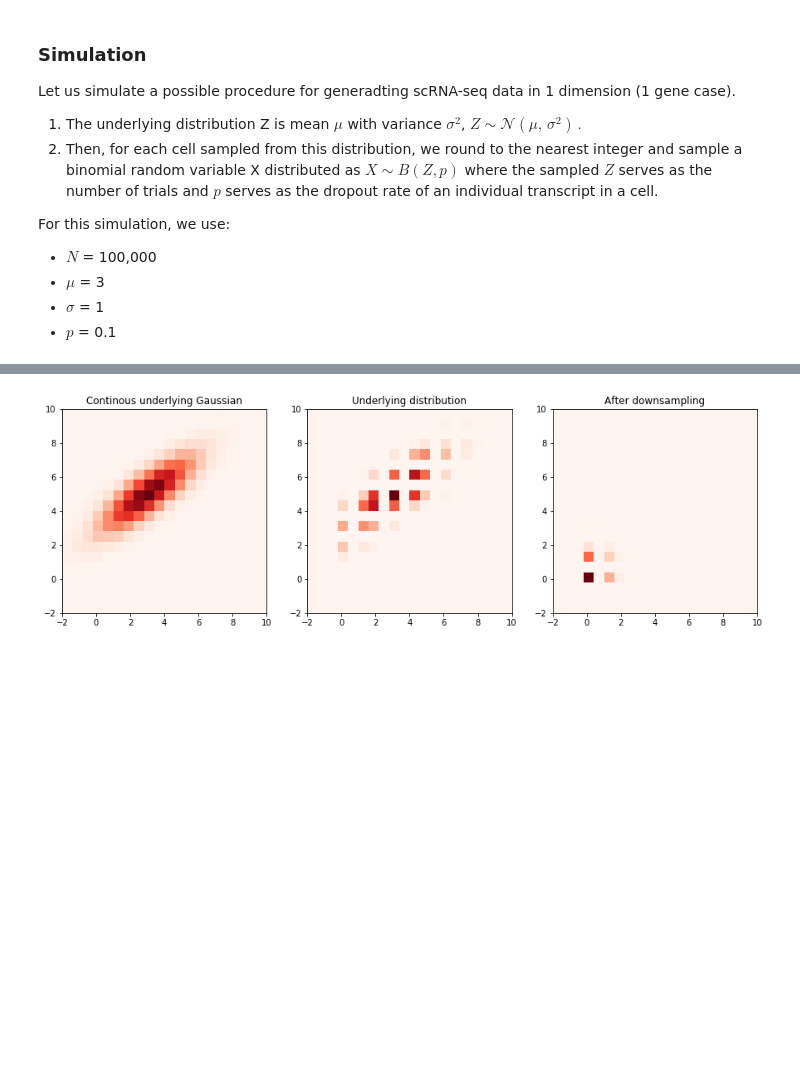
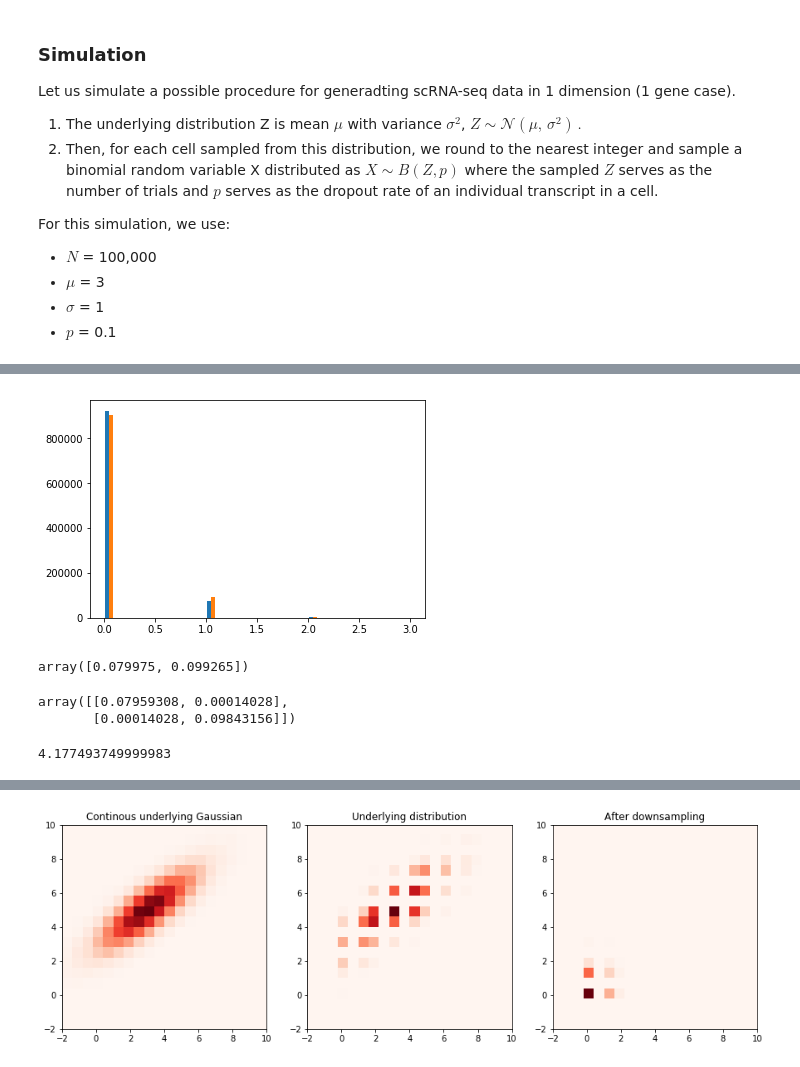
Before and after one commit to yelabucsf/scrna-parameter-estimation, a Jupyter notebook: notebooks/2d_em_simulation.ipynb, the cells around one changed output, grey strips where cells are left out. Saved outputs shown, nothing was run; the diff lists cells and outputs as text; code cells hidden in the pictures; blank space fills up the shorter version.

```diff
--- a/notebooks/2d_em_simulation.ipynb
+++ b/notebooks/2d_em_simulation.ipynb
@@ -74,10 +74,10 @@ def show_heatmap(coordinates):
         cmap='Reds')
 # %%
 # Parameters
-num_cells = 100000
-p = 0.1
-mu = [3, 5]
-sigma = [[3, 2],[2, 2]]
+num_cells = 1000000
+p = 0.01
+mu = [8, 10]
+sigma = [[4, 1],[1, 2]]
 # %%
 continuous_gaussian= multivariate_normal.rvs(mu, sigma, size=num_cells)
 # %%
@@ -89,0 +100,4 @@ observed = np.random.binomial(n=ground_truth_counts, p=p)
+# %%
+plt.hist(observed, bins=30);
+# %% [output]
+[figure, added]
@@ -89,0 +109,13 @@ observed = np.random.binomial(n=ground_truth_counts, p=p)
+# %%
+obs_mu_hat
+# %% [output]
+array([0.079975, 0.099265])
+# %%
+obs_sigma_hat
+# %% [output]
+array([[0.07959308, 0.00014028],
+       [0.00014028, 0.09843156]])
+# %%
+(observed[:, 0].var() - observed[:, 0].mean()*(1-p))/p**2
+# %% [output]
+4.177493749999983
```
Also changed, not shown: parts of 8 cells of this notebook, 7 other files.
